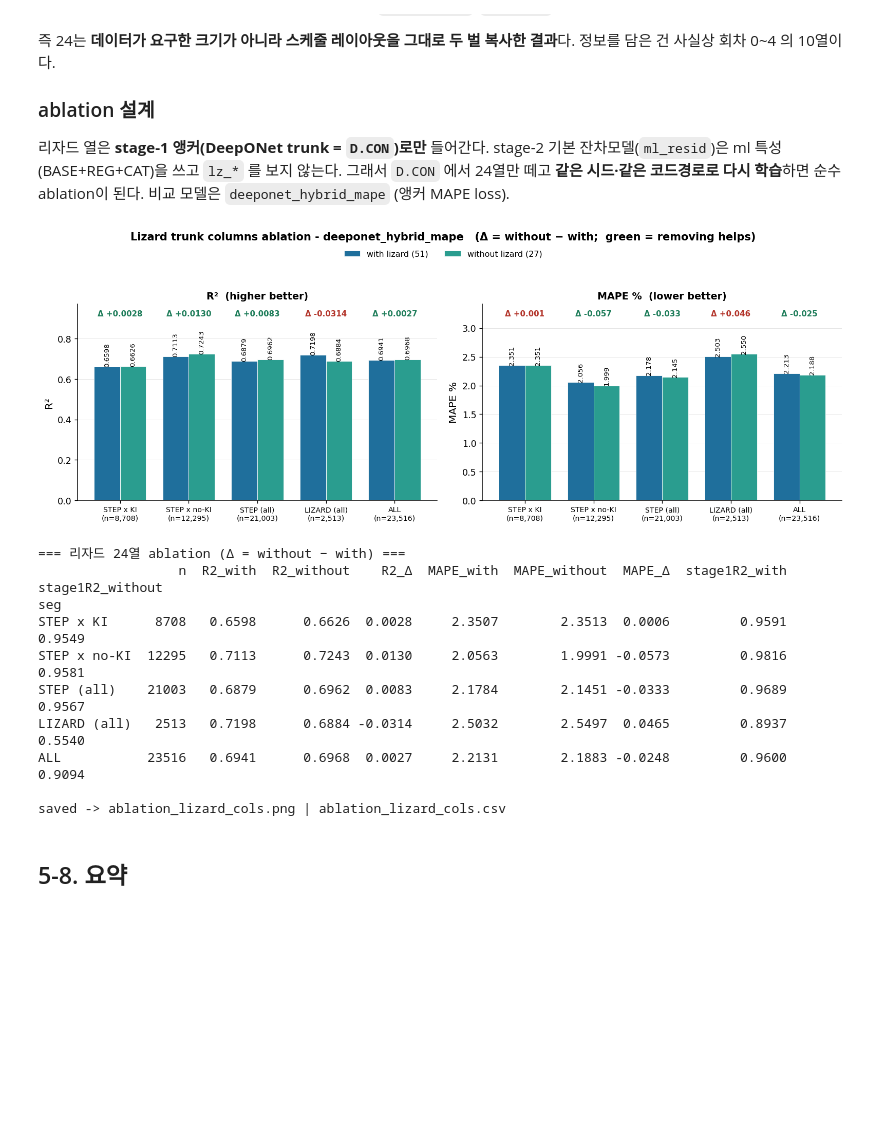
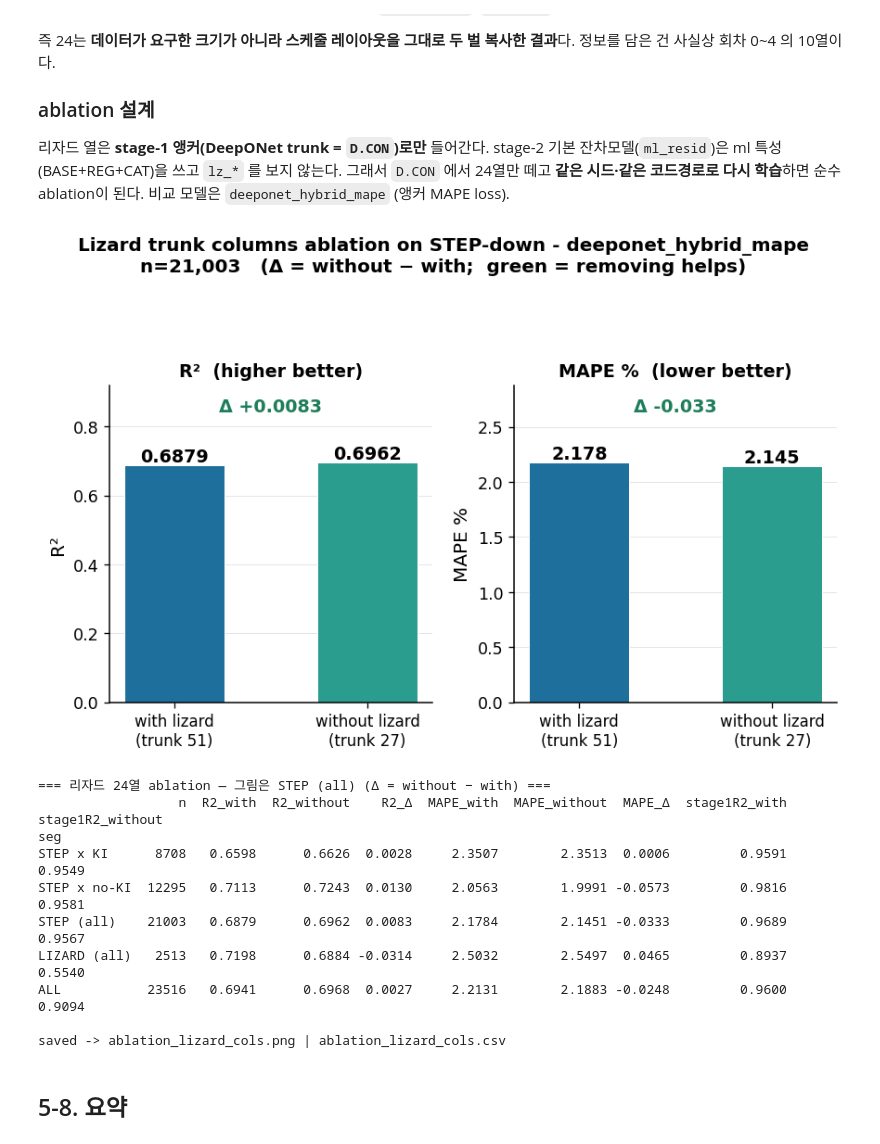
Before and after one commit to JUHWANKIM-ai/PI-DeepONet-ELS, a Jupyter notebook: 5_segment.ipynb, the cells around one changed output. Cells and saved outputs as stored; diff of their text form; code cells hidden in the pictures; blank space fills up the shorter version.

```diff
--- a/5_segment.ipynb
+++ b/5_segment.ipynb
@@ -860,7 +890,8 @@ saved -> seg_r2_variance_anatomy.png
 `STEP×KI` 한 칸에 몰려 있다(MAPE 2.62% vs 2.15%). 세그먼트 비교는 5-5 와 같은 이유로 **MAPE·RMSE 로 해야 한다**.
 # %%
 # 그림 11: 상관이 높으면 R² 분모(공정가 σ)가 좁아진다 — 히트맵 + ρ 구간 분해
-MAIN = ["^KS200", "^GSPC", "^STOXX50E", "^HSCE", "^N225", "^HSI"]
+# 히트맵 지수 5개. ^HSI(Hang Seng)는 ^HSCE 와 상관 0.96 으로 사실상 중복이고 표본도 작아 제외.
+MAIN = ["^KS200", "^GSPC", "^STOXX50E", "^HSCE", "^N225"]
 CIN, COUT, RD = "#e07a5f", "#1f6f9c", "#b3352b"
 
 
@@ -1061,72 +1092,68 @@ if FORCE_ABL or not _ap.exists():
         D.CON = _full if _cols is None else np.ascontiguousarray(_full[:, _cols])
         D.DON = np.concatenate([D.CURVE, D.VC, D.CON], axis=1).astype("float32")
         _t = time.time()
         _p = predict_hybrid(D, cfg, _anchor_mape, target=D.FAIR, use_margin=True)
         _p["ITEM_CD"] = _p["ITEM_CD"].astype(str)
         _p = _p.merge(_src, on="ITEM_CD", how="left")
         print(f"[{_arm}] trunk {D.CON.shape[1]}열 | {time.time()-_t:.0f}s")
         for _nm, _f in _SEG:
             _s = _p[_f(_p)]; _e = (_s.y_pred - _s.y_true).values
             _rows.append(dict(arm=_arm, seg=_nm, n=len(_s), R2=r2_score(_s.y_true, _s.y_pred),
                               MAPE=float((np.abs(_e) / _s.y_true.values).mean() * 100),
                               RMSE=float(np.sqrt((_e ** 2).mean()) * FACE),
                               stage1_R2=r2_score(_s.mc_true, _s.mc_pred)))
     D.CON = _full
     D.DON = np.concatenate([D.CURVE, D.VC, D.CON], axis=1).astype("float32")
     pd.DataFrame(_rows).to_csv(_ap, index=False)
 
 A = pd.read_csv(_ap)
 ARMS = ["with lizard (51)", "without lizard (27)"]
-SEGS = ["STEP x KI", "STEP x no-KI", "STEP (all)", "LIZARD (all)", "ALL"]
-SEGS = [s for s in SEGS if s in set(A.seg)]
-NN = A[A.arm == ARMS[0]].set_index("seg")["n"]
+SEG1 = "STEP (all)"                                   # 원래 분석 대상인 스텝다운 전체
+W = A[A.seg == SEG1].set_index("arm").reindex(ARMS)
+NN = int(W["n"].iloc[0])
 
-fig, ax = plt.subplots(1, 2, figsize=(_plot.SLIDE_W, 5.0))
-x = np.arange(len(SEGS)); w = 0.38
-CA = {ARMS[0]: "#1f6f9c", ARMS[1]: "#2a9d8f"}
-for j, arm in enumerate(ARMS):
-    v = A[A.arm == arm].set_index("seg").reindex(SEGS)
-    for a, col, fmt in ((ax[0], "R2", "{:.4f}"), (ax[1], "MAPE", "{:.3f}")):
-        b = a.bar(x + (j - 0.5) * w, v[col].values, w, label=arm, color=CA[arm],
-                  edgecolor="white", linewidth=0.5)
-        for r, val in zip(b, v[col].values):
-            a.text(r.get_x() + r.get_width() / 2, val, fmt.format(val), ha="center",
-                   va="bottom", fontsize=8, rotation=90)
-
-W0 = A[A.arm == ARMS[0]].set_index("seg").reindex(SEGS)
-W1 = A[A.arm == ARMS[1]].set_index("seg").reindex(SEGS)
-for a, col, ttl, ylab, good in ((ax[0], "R2", "R²  (higher better)", "R²", +1),
-                                (ax[1], "MAPE", "MAPE %  (lower better)", "MAPE %", -1)):
-    d = (W1[col] - W0[col]).values
-    top = max(W0[col].max(), W1[col].max())
-    a.set_ylim(0, top * 1.34)
-    for i, dv in enumerate(d):
-        ok = (dv * good) > 0
-        a.text(x[i], top * 1.26, f"Δ {dv:+.4f}" if col == "R2" else f"Δ {dv:+.3f}",
-               ha="center", fontsize=9, fontweight="bold",
-               color="#1e7d5a" if ok else "#b3352b")
+fig, ax = plt.subplots(1, 2, figsize=(_plot.SLIDE_W * 0.56, 4.9))
+CA = ["#1f6f9c", "#2a9d8f"]
+x = np.arange(2)
+for a, col, ttl, ylab, fmt, good in (
+        (ax[0], "R2", "R²  (higher better)", "R²", "{:.4f}", +1),
+        (ax[1], "MAPE", "MAPE %  (lower better)", "MAPE %", "{:.3f}", -1)):
+    v = W[col].values
+    b = a.bar(x, v, 0.52, color=CA, edgecolor="white", linewidth=0.6)
+    for r, val in zip(b, v):
+        a.text(r.get_x() + r.get_width() / 2, val, fmt.format(val), ha="center", va="bottom",
+               fontsize=11.5, fontweight="bold")
+    d = v[1] - v[0]
+    a.set_ylim(0, v.max() * 1.32)
+    a.text(0.5, v.max() * 1.21, f"Δ {d:+.4f}" if col == "R2" else f"Δ {d:+.3f}",
+           ha="center", fontsize=11.5, fontweight="bold",
+           color="#1e7d5a" if d * good > 0 else "#b3352b")
     a.set_xticks(x)
-    a.set_xticklabels([f"{s}\n(n={int(NN[s]):,})" for s in SEGS], fontsize=8.5)
+    a.set_xticklabels(["with lizard\n(trunk 51)", "without lizard\n(trunk 27)"], fontsize=10)
     a.set_ylabel(ylab); a.set_title(ttl, fontsize=11.5)
     a.grid(axis="y", color="#cccccc", lw=0.6, alpha=0.5)
-h, l = ax[0].get_legend_handles_labels()
-fig.legend(h, l, loc="upper center", ncol=2, bbox_to_anchor=(0.5, 0.945), fontsize=9.5, frameon=False)
-fig.suptitle("Lizard trunk columns ablation - deeponet_hybrid_mape"
-             "   (Δ = without − with;  green = removing helps)", fontsize=12.5, fontweight="bold")
+fig.suptitle(f"Lizard trunk columns ablation on STEP-down - {STAGE_MODEL}\n"
+             f"n={NN:,}   (Δ = without − with;  green = removing helps)",
+             fontsize=12, fontweight="bold")
 fig.tight_layout(rect=(0, 0, 1, 0.90))
 fig.savefig(fm.image("ablation_lizard_cols"), dpi=400, bbox_inches="tight", transparent=True)
 plt.show()
 
-print("=== 리자드 24열 ablation (Δ = without − with) ===")
-T2 = pd.DataFrame({"n": NN[SEGS].astype(int),
-                   "R2_with": W0.R2, "R2_without": W1.R2, "R2_Δ": W1.R2 - W0.R2,
-                   "MAPE_with": W0.MAPE, "MAPE_without": W1.MAPE, "MAPE_Δ": W1.MAPE - W0.MAPE,
-                   "stage1R2_with": W0.stage1_R2, "stage1R2_without": W1.stage1_R2})
+print(f"=== 리자드 24열 ablation — 그림은 {SEG1} (Δ = without − with) ===")
+_W0 = A[A.arm == ARMS[0]].set_index("seg"); _W1 = A[A.arm == ARMS[1]].set_index("seg")
+_SEGS = [g for g in ["STEP x KI", "STEP x no-KI", "STEP (all)", "LIZARD (all)", "ALL"] if g in _W0.index]
+T2 = pd.DataFrame({"n": _W0.loc[_SEGS, "n"].astype(int),
+                   "R2_with": _W0.loc[_SEGS, "R2"], "R2_without": _W1.loc[_SEGS, "R2"],
+                   "R2_Δ": _W1.loc[_SEGS, "R2"] - _W0.loc[_SEGS, "R2"],
+                   "MAPE_with": _W0.loc[_SEGS, "MAPE"], "MAPE_without": _W1.loc[_SEGS, "MAPE"],
+                   "MAPE_Δ": _W1.loc[_SEGS, "MAPE"] - _W0.loc[_SEGS, "MAPE"],
+                   "stage1R2_with": _W0.loc[_SEGS, "stage1_R2"],
+                   "stage1R2_without": _W1.loc[_SEGS, "stage1_R2"]})
 print(T2.round(4).to_string())
 print("\nsaved ->", fm.image("ablation_lizard_cols").name, "|", _ap.name)
 # %% [output]
-[figure, old version]
+[figure, new version]
-=== 리자드 24열 ablation (Δ = without − with) ===
+=== 리자드 24열 ablation — 그림은 STEP (all) (Δ = without − with) ===
                   n  R2_with  R2_without    R2_Δ  MAPE_with  MAPE_without  MAPE_Δ  stage1R2_with  stage1R2_without
 seg
 STEP x KI      8708   0.6598      0.6626  0.0028     2.3507        2.3513  0.0006         0.9591            0.9549
```
Also changed, not shown: parts of 7 cells of this notebook.
